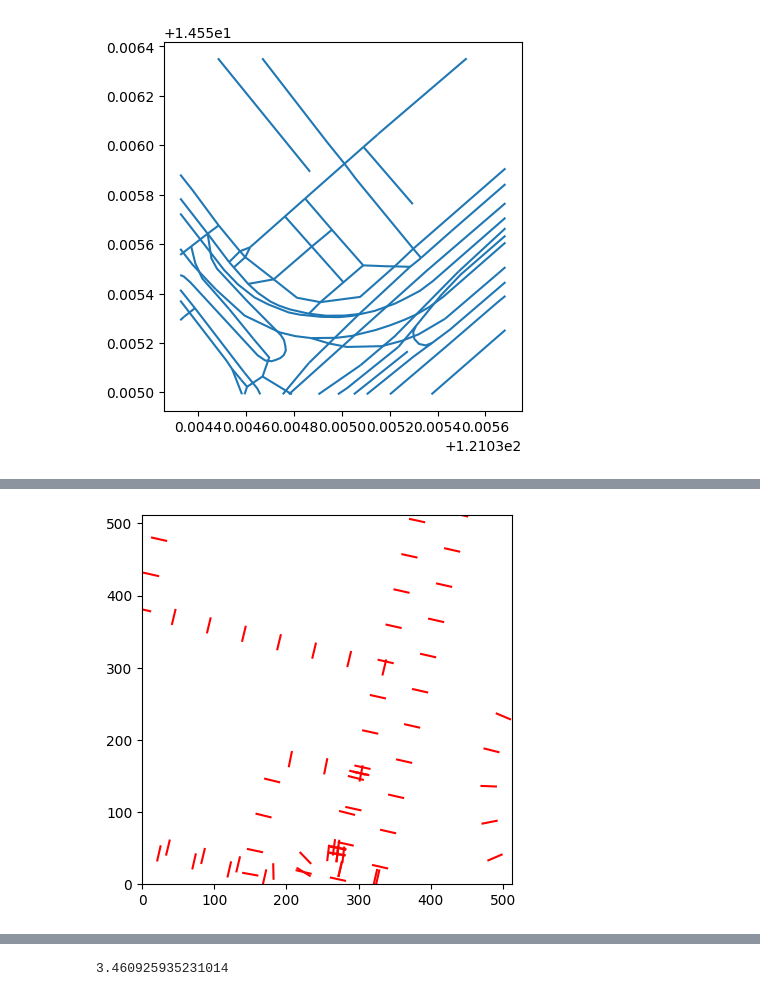
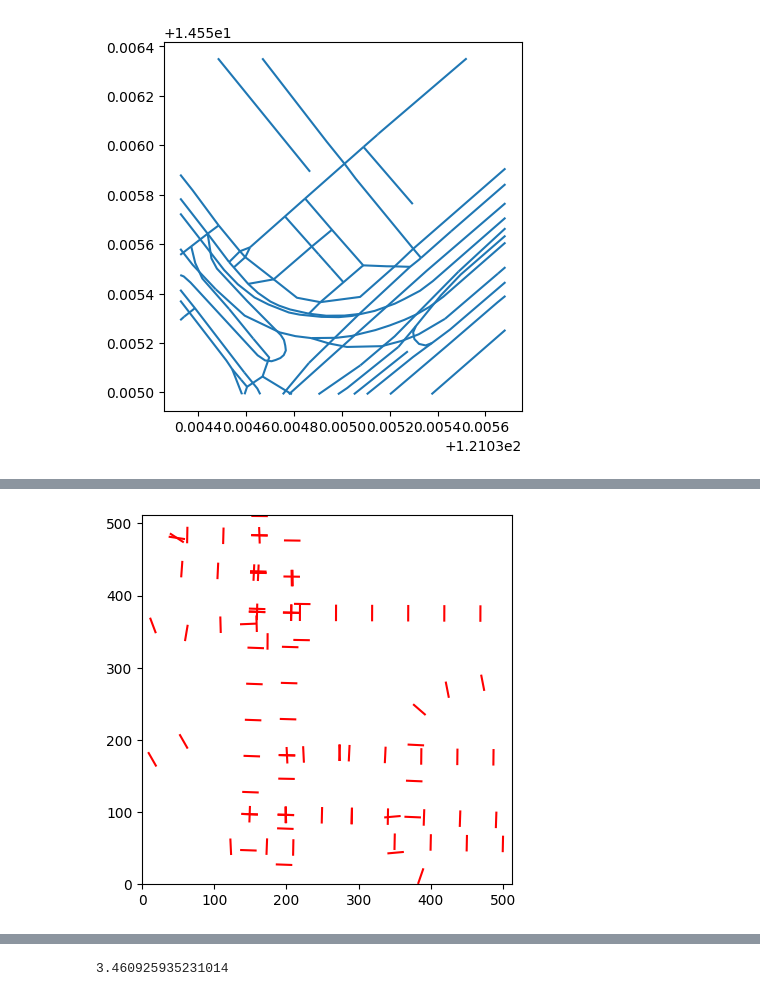
Before and after one commit to Roughienmn/Width-Extractor, a Jupyter notebook: Prototype.ipynb, the cells around one changed output, grey strips where cells are left out. Saved outputs shown, nothing was run; the diff lists cells and outputs as text; code cells hidden in the pictures.

```diff
--- a/Prototype.ipynb
+++ b/Prototype.ipynb
@@ -250,7 +299,7 @@ plt.gca().invert_yaxis()
 # %%
 def get_binary_mask_from_roads(scaled_patch_roads):
     road_mask = np.zeros((512, 512), dtype=np.uint8)
-    for geom in scaled_patch_roads["geometry"]:
+    for geom in scaled_patch_roads["geometry_scaled"]:
         if geom.is_empty:
             continue
         if isinstance(geom, sp.LineString):
@@ -258,7 +307,7 @@ def get_binary_mask_from_roads(scaled_patch_roads):
             cv2.polylines(road_mask, [coords], isClosed=False, color=1, thickness=1)
     return road_mask
 
-road_mask = get_binary_mask_from_roads(roads_for_mask)
+road_mask = get_binary_mask_from_roads(scaled_patch_roads)
 plt.imshow(road_mask, cmap='gray')
 plt.gca().invert_yaxis()
 # %% [output]
@@ -271,8 +320,8 @@ shifted_road_masks = [[None for _ in range(2 * SEARCH_RANGE + 1)] for _ in range
 
 for i in range(-SEARCH_RANGE, SEARCH_RANGE + 1):
     for j in range(-SEARCH_RANGE, SEARCH_RANGE + 1):
-        road_copy = roads_for_mask.copy()
-        road_copy["geometry"] = road_copy["geometry"].apply(
+        road_copy = scaled_patch_roads.copy()
+        road_copy["geometry_scaled"] = road_copy["geometry_scaled"].apply(
             lambda geom: shift_geometry(geom, i, j)
         )
         road_mask = get_binary_mask_from_roads(road_copy)
@@ -296,6 +345,9 @@ best_road_mask = shifted_road_masks[max_i][max_j]
 
 best_shift_values = (max_i - SEARCH_RANGE, max_j - SEARCH_RANGE)
 
+
+x_shift_second, y_shift_second = best_shift_values[0], best_shift_values[1]
+
 print(f"Maximum intersection: {max_intersection}")
 print(f"Shift coordinates: ({max_i - SEARCH_RANGE}, {max_j - SEARCH_RANGE})")
 # %% [output]
@@ -312,0 +365,6 @@ plt.show()
+# %%
+scaled_patch_roads["geometry_scaled"] = scaled_patch_roads["geometry_scaled"].apply(
+    lambda geom: shift_geometry(geom, best_shift_values[0], best_shift_values[1])
+)
+
+scaled_patch_roads
@@ -378,51 +429,50 @@ def compute_points_and_perpendiculars(road_line, distance_interval):
                 perp_result = perpendicular_line_eq(road_line, point)
                 if perp_result is not None:
                     slope, intercept = perp_result
-                    x, y = point.x, point.y
-                    point_slope_pairs.append((x, y, slope))
+                    point_slope_pairs.append((point, slope))
     return point_slope_pairs
 # %%
 bbox = sp.geometry.box(0, 0, 512, 512)
 point_line_eq = []
-for road in fitted_road_lines['geometry'].items():
+for road in scaled_patch_roads['geometry_scaled'].items():
     geom = road[1]
 
     if isinstance(geom, sp.MultiLineString):
         for line in geom.geoms:
             point_slope_pairs = compute_points_and_perpendiculars(line, SEARCH_INTERVAL)
             for point_slope_pair in point_slope_pairs:
-                x, y, slope = point_slope_pair
+                point, slope = point_slope_pair
                 if slope == float('inf'):
-                    x1, x2 = x, x
-                    y1, y2 = y - LINE_LENGTH / 2, y + LINE_LENGTH / 2
+                    x1, x2 = point.x, point.x
+                    y1, y2 = point.y - LINE_LENGTH / 2, point.y + LINE_LENGTH / 2
                     plt.plot([x1, x2], [y1, y2], color='red')
                 else:
                     dx = LINE_LENGTH / (2 * (1 + slope ** 2) ** 0.5)
                     dy = slope * dx
-                    x1, y1 = x - dx, y - dy
-                    x2, y2 = x + dx, y + dy
+                    x1, y1 = point.x - dx, point.y - dy
+                    x2, y2 = point.x + dx, point.y + dy
                     plt.plot([x1, x2], [y1, y2], color='red')
     elif isinstance(geom, sp.LineString):
         point_slope_pairs = compute_points_and_perpendiculars(geom, SEARCH_INTERVAL)
         for point_slope_pair in point_slope_pairs:
-            x, y, slope = point_slope_pair
+            point, slope = point_slope_pair
             if slope == float('inf'):
-                x1, x2 = x, x
-                y1, y2 = y - LINE_LENGTH / 2, y + LINE_LENGTH / 2
+                x1, x2 = point.x
+                y1, y2 = point.y - LINE_LENGTH / 2, point.y + LINE_LENGTH / 2
                 plt.plot([x1, x2], [y1, y2], color='red')
             else:
                 dx = LINE_LENGTH / (2 * (1 + slope ** 2) ** 0.5)
                 dy = slope * dx
-                x1, y1 = x - dx, y - dy
-                x2, y2 = x + dx, y + dy
+                x1, y1 = point.x - dx, point.y - dy
+                x2, y2 = point.x + dx, point.y + dy
                 plt.plot([x1, x2], [y1, y2], color='red')
 
 plt.xlim(0, 512)
 plt.ylim(0, 512)
 plt.gca().set_aspect('equal', adjustable='box')
 plt.show()
 # %% [output]
-[figure, old version]
+[figure, new version]
 # %%
 import math
 import matplotlib.pyplot as plt
```
Also changed, not shown: parts of 23 cells of this notebook.
